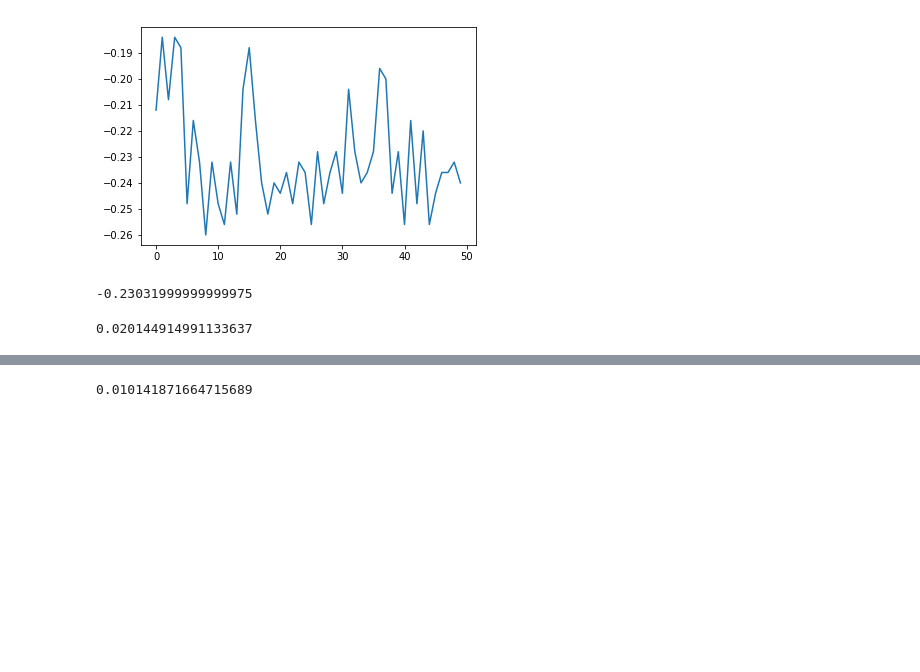
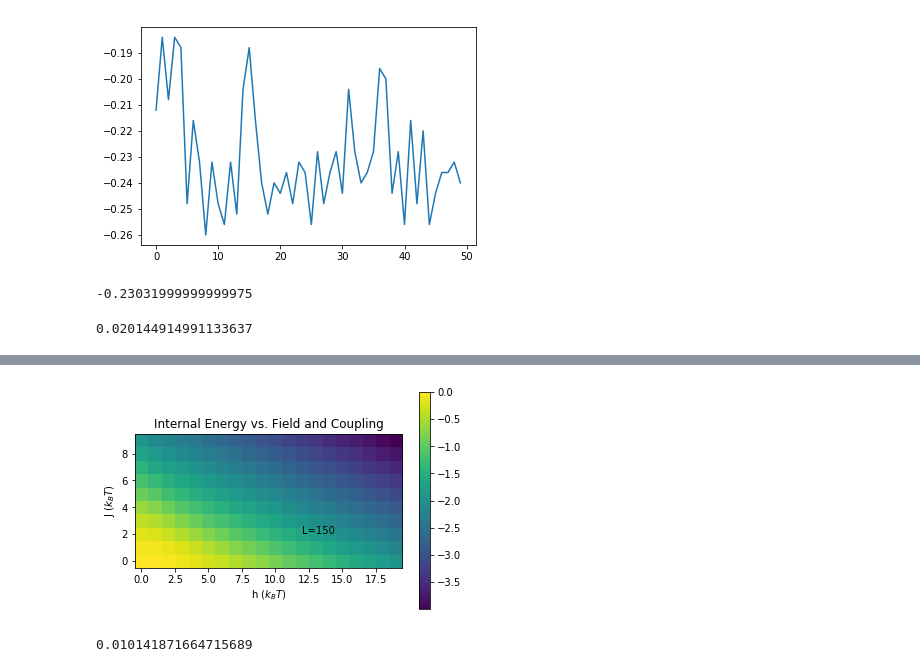
Before and after one commit to j-curtis/IsingMetro, a Jupyter notebook: Simulation-Analysis.ipynb, the cells around one changed output, grey strips where cells are left out. Cells and saved outputs as stored; diff of their text form; code cells hidden in the pictures; blank space fills up the shorter version.

```diff
--- a/Simulation-Analysis.ipynb
+++ b/Simulation-Analysis.ipynb
@@ -188,3 +194,17 @@ plt.show()
+# %%
+plt.imshow(energyMean,origin='lower')
+plt.colorbar()
+
+plt.title("Internal Energy vs. Field and Coupling")
+plt.xlabel(r"h ($k_B T$)")
+plt.ylabel(r"J ($k_B T$)")
+
+plt.text(12,2,"L=%s"%(L))
+
+plt.savefig("../Plots/1D/E_v_h_J.pdf")
+plt.show()
+# %% [output]
+[figure, added]
 # %%
 run.meanMag
 # %% [output]
```
Also changed, not shown: parts of 9 cells of this notebook.
